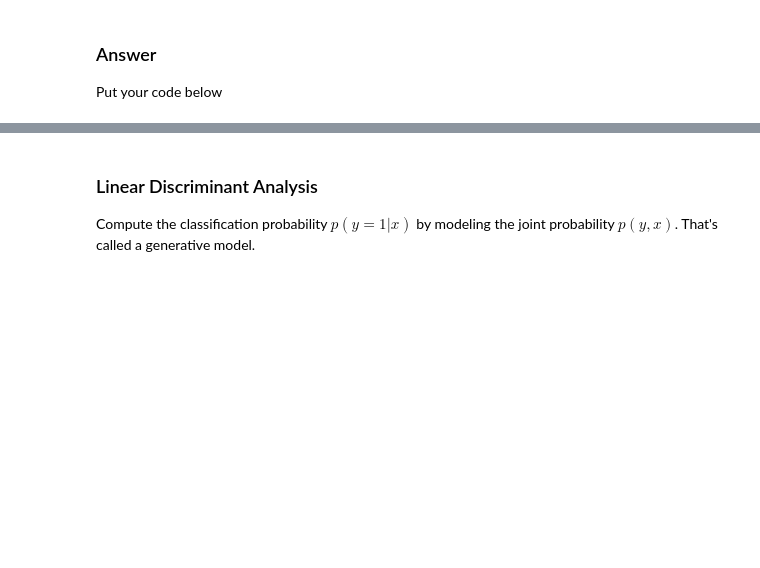
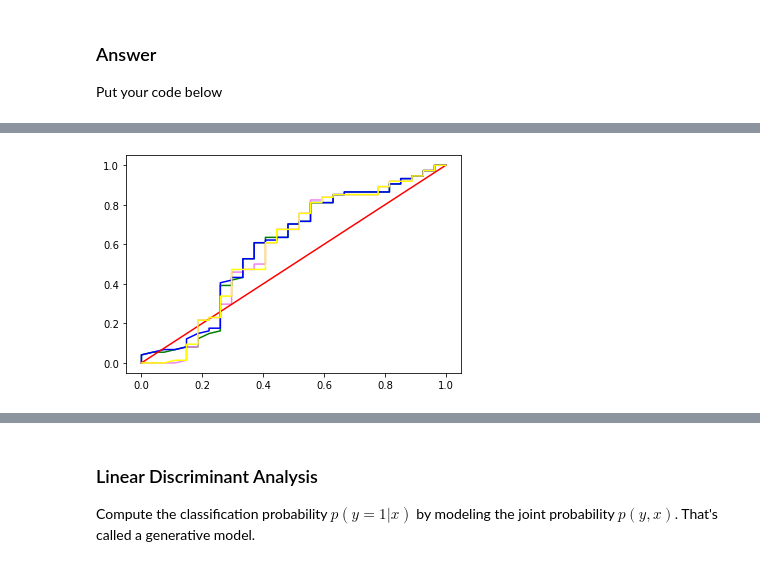
Before and after one commit to giffel99/ssy316-advanced-probabilistic, a Jupyter notebook: assignment2/Python lab 2 sumbission.ipynb, the cells around one changed output, grey strips where cells are left out. Cells and saved outputs as stored; diff of their text form; code cells hidden in the pictures; blank space fills up the shorter version.

```diff
--- a/assignment2/Python lab 2 sumbission.ipynb
+++ b/assignment2/Python lab 2 sumbission.ipynb
@@ -421,3 +427,95 @@ Consider 2 logistic regression models:
 ### Answer
 
 Put your code below
+# %%
+m1_predictors = ['x0','age','nodes_detected']
+m2_predictors = ['x0','age','nodes_detected','year']
+
+m1_X = X_train[m1_predictors]
+m2_X = X_train[m2_predictors]
+
+m1_n,m1_p = m1_X.shape
+m2_n,m2_p = m2_X.shape
+
+m1_m0 = np.zeros(m1_p)
+m2_m0 = np.zeros(m2_p)
+
+m1_S0 = m1_X.T.dot(m1_X)/m1_n
+m2_S0 = m2_X.T.dot(m2_X)/m2_n
+
+m1_beta0 = np.zeros(m1_p)
+m2_beta0 = np.zeros(m2_p)
+
+tolerance = 1e-05
+maxiter = 100
+
+m1_beta, m1_cov = NewtonRaphsonBayesLogReg(m1_beta0, m1_X, y_train['y'], m1_m0, m1_S0, maxiter, tolerance)
+m2_beta, m2_cov = NewtonRaphsonBayesLogReg(m2_beta0, m2_X, y_train['y'], m2_m0, m2_S0, maxiter, tolerance)
+
+
+# evaluation
+m1_logEv = -neg_post(m1_beta, m1_X, y_train, m1_m0, m1_S0) + (m1_p/2)*np.log(2*np.pi) + (1/2)*np.log(sc.linalg.det(m1_cov))
+m1_BIC = -nll(m1_beta, m1_X, y_train) -(m1_p/2)*np.log(m1_n)
+print(m1_BIC)
+m2_logEv = -neg_post(m2_beta, m2_X, y_train, m2_m0, m2_S0) + (m2_p/2)*np.log(2*np.pi) + (1/2)*np.log(sc.linalg.det(m2_cov))
+m2_BIC = -nll(m2_beta, m2_X, y_train) -(m2_p/2)*np.log(m2_n)
+print(m2_BIC)
+
+# Area under ROC
+m1_predict_probs = sigma(X_test[m1_predictors],m1_beta)
+m1_predict_class = (m1_predict_probs > .5)
+m1_AccRate_MLE = np.sum(m1_predict_class==y_test['y'])/len(y_test)
+m1_LS_MLE = -(y_test.T.dot(np.log(m1_predict_probs))+(1-y_test).T.dot(np.log(1-m1_predict_probs)))
+m1_fpr,m1_tpr,m1_thresholds = roc_curve(y_test,m1_predict_probs)
+xgrid = np.linspace(0,1,100)
+m1_AUC_MLE = roc_auc_score(y_test,m1_predict_probs)
+plt.plot(m1_fpr,m1_tpr, c="green")
+print("m1: ",m1_AUC_MLE)
+
+# Area under ROC
+m2_predict_probs = sigma(X_test[m2_predictors],m2_beta)
+m2_predict_class = (m2_predict_probs > .5)
+m2_AccRate_MLE = np.sum(m2_predict_class==y_test['y'])/len(y_test)
+m2_LS_MLE = -(y_test.T.dot(np.log(m2_predict_probs))+(1-y_test).T.dot(np.log(1-m2_predict_probs)))
+m2_fpr,m2_tpr,m2_thresholds = roc_curve(y_test,m2_predict_probs)
+xgrid = np.linspace(0,1,100)
+m2_AUC_MLE = roc_auc_score(y_test,m2_predict_probs)
+plt.plot(m2_fpr,m2_tpr, c="violet")
+
+print("m2: ",m2_AUC_MLE)
+
+
+N = 10000 #number of Monte Carlo samples
+# draw N samples from the approximate posterior (Laplace) of beta
+m1_betas = np.random.multivariate_normal(m1_beta,m1_cov,N)
+m1_Xbetas = X_test[m1_predictors].dot(m1_betas.T)
+#apply sigmoid
+m1_d = 1/(1. + np.exp(-m1_Xbetas))
+m1_pred_probs_blr = np.mean(m1_d, axis=1)
+m1_pred_class_blr = (m1_pred_probs_blr > .5)
+m1_AccRate = np.sum(m1_pred_class_blr==y_test['y'])/len(y_test)
+m1_LS = -(y_test.T.dot(np.log(m1_pred_probs_blr))+(1-y_test).T.dot(np.log(1-m1_pred_probs_blr)))
+m1_fpr,m1_tpr,m1_thresholds = roc_curve(y_test,m1_pred_probs_blr)
+xgrid = np.linspace(0,1,100)
+plt.plot(m1_fpr,m1_tpr, c="blue")
+plt.plot(xgrid,xgrid,'red')
+m1_AUC = roc_auc_score(y_test,pred_probs_blr)
+print("m1: ", m1_AUC)
+
+
+N = 10000 #number of Monte Carlo samples
+# draw N samples from the approximate posterior (Laplace) of beta
+m2_betas = np.random.multivariate_normal(m2_beta,m2_cov,N)
+m2_Xbetas = X_test[m2_predictors].dot(m2_betas.T)
+#apply sigmoid
+m2_d = 1/(1. + np.exp(-m2_Xbetas))
+m2_pred_probs_blr = np.mean(m2_d, axis=1)
+m2_pred_class_blr = (m2_pred_probs_blr > .5)
+m2_AccRate = np.sum(m2_pred_class_blr==y_test['y'])/len(y_test)
+m2_LS = -(y_test.T.dot(np.log(m2_pred_probs_blr))+(1-y_test).T.dot(np.log(1-m2_pred_probs_blr)))
+m2_fpr,m2_tpr,m2_thresholds = roc_curve(y_test,m2_pred_probs_blr)
+xgrid = np.linspace(0,1,100)
+plt.plot(m2_fpr,m2_tpr, c="yellow")
+m2_AUC = roc_auc_score(y_test,pred_probs_blr)
+print("m2: ",m2_AUC)
+# %% [output]
@@ -423,0 +538 @@ Put your code below
+[figure, added]
```
Also changed, not shown: parts of 10 cells of this notebook.
